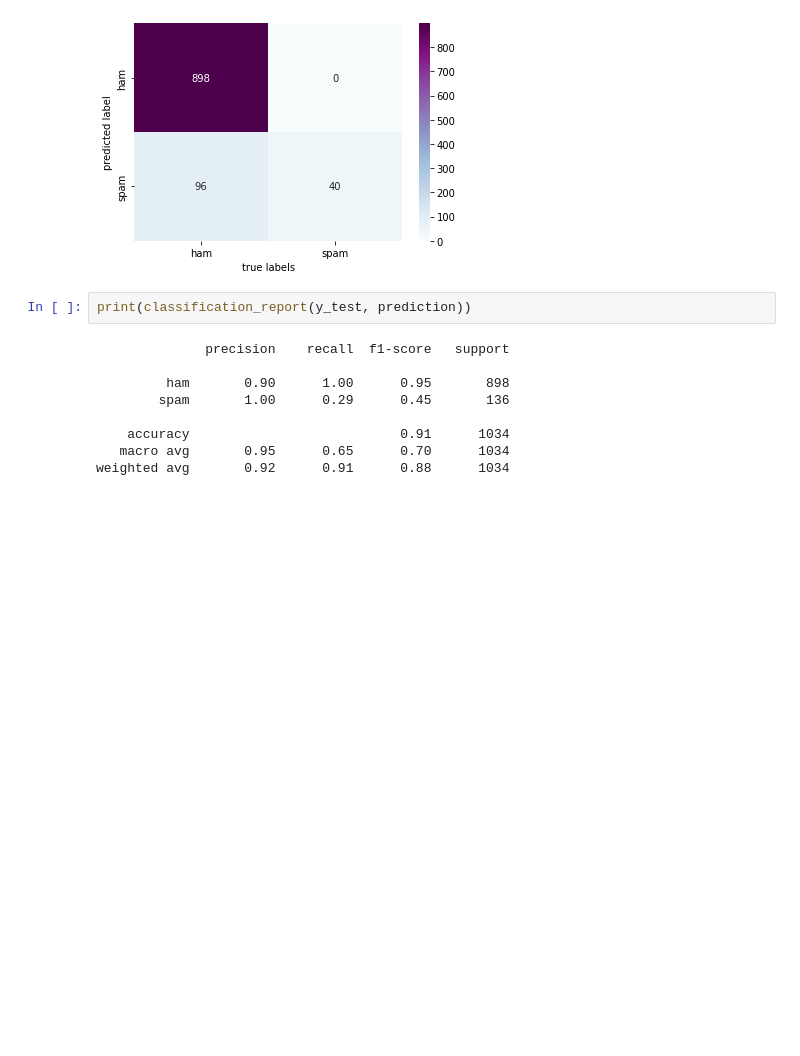
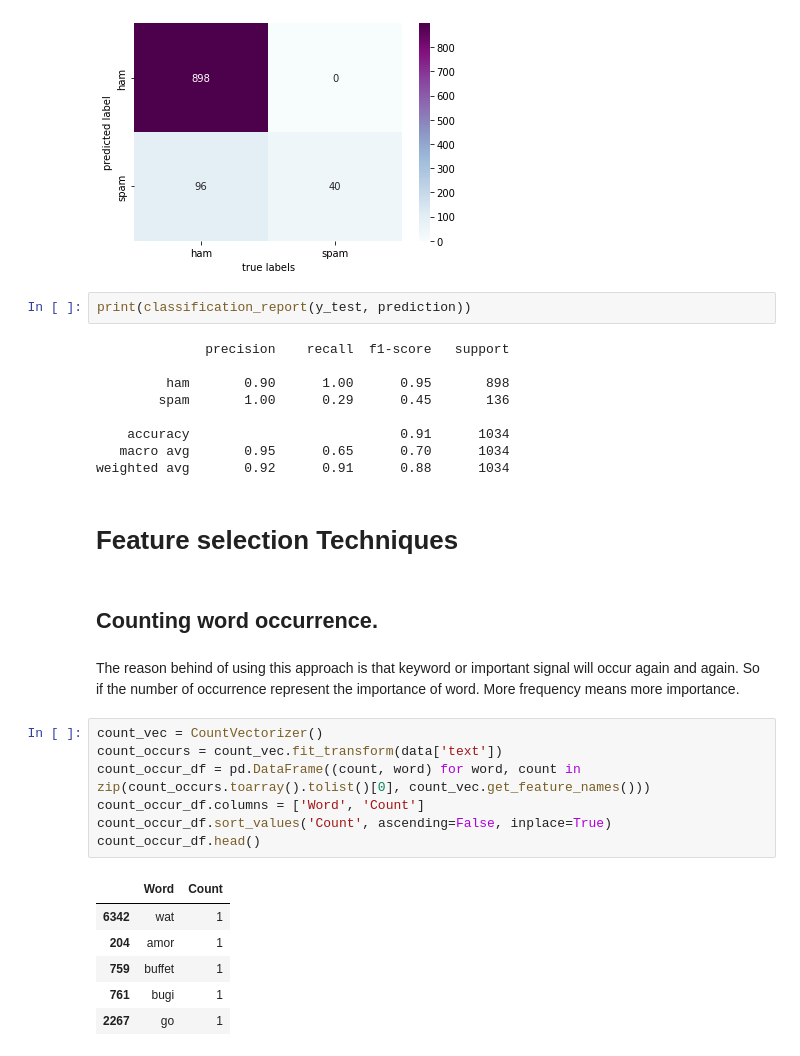
Before and after one commit to sha863/MSc-Dissertation-2022, a Jupyter notebook: Spam_email_detection.ipynb, the cells around one changed output. Drawn from its saved outputs; the diff is of its cells as text; blank space fills up the shorter version.

```diff
--- a/Spam_email_detection.ipynb
+++ b/Spam_email_detection.ipynb
@@ -399,3 +503,23 @@ print(classification_report(y_test, prediction))
     accuracy                           0.91      1034
    macro avg       0.95      0.65      0.70      1034
 weighted avg       0.92      0.91      0.88      1034
+# %% [markdown]
+# Feature selection Techniques
+# %% [markdown]
+## Counting word occurrence.
+# %% [markdown]
+The reason behind of using this approach is that keyword or important signal will occur again and again. So if the number of occurrence represent the importance of word. More frequency means more importance.
+# %%
+count_vec = CountVectorizer()
+count_occurs = count_vec.fit_transform(data['text'])
+count_occur_df = pd.DataFrame((count, word) for word, count in zip(count_occurs.toarray().tolist()[0], count_vec.get_feature_names()))
+count_occur_df.columns = ['Word', 'Count']
+count_occur_df.sort_values('Count', ascending=False, inplace=True)
+count_occur_df.head()
+# %% [output]
+|  | Word | Count |
+| 6342 | wat | 1 |
+| 204 | amor | 1 |
+| 759 | buffet | 1 |
+| 761 | bugi | 1 |
+| 2267 | go | 1 |
```
Also changed, not shown: parts of 24 cells of this notebook.
